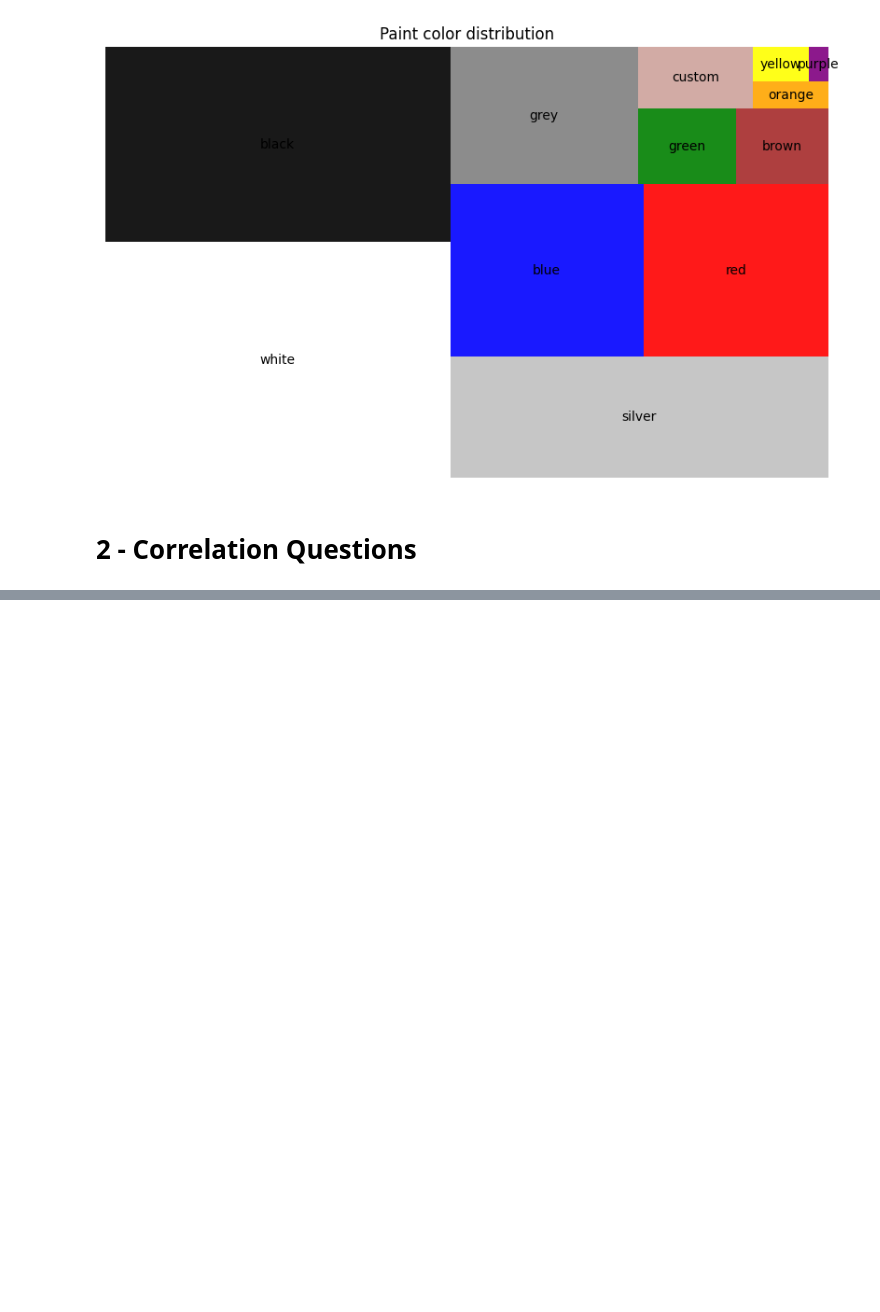
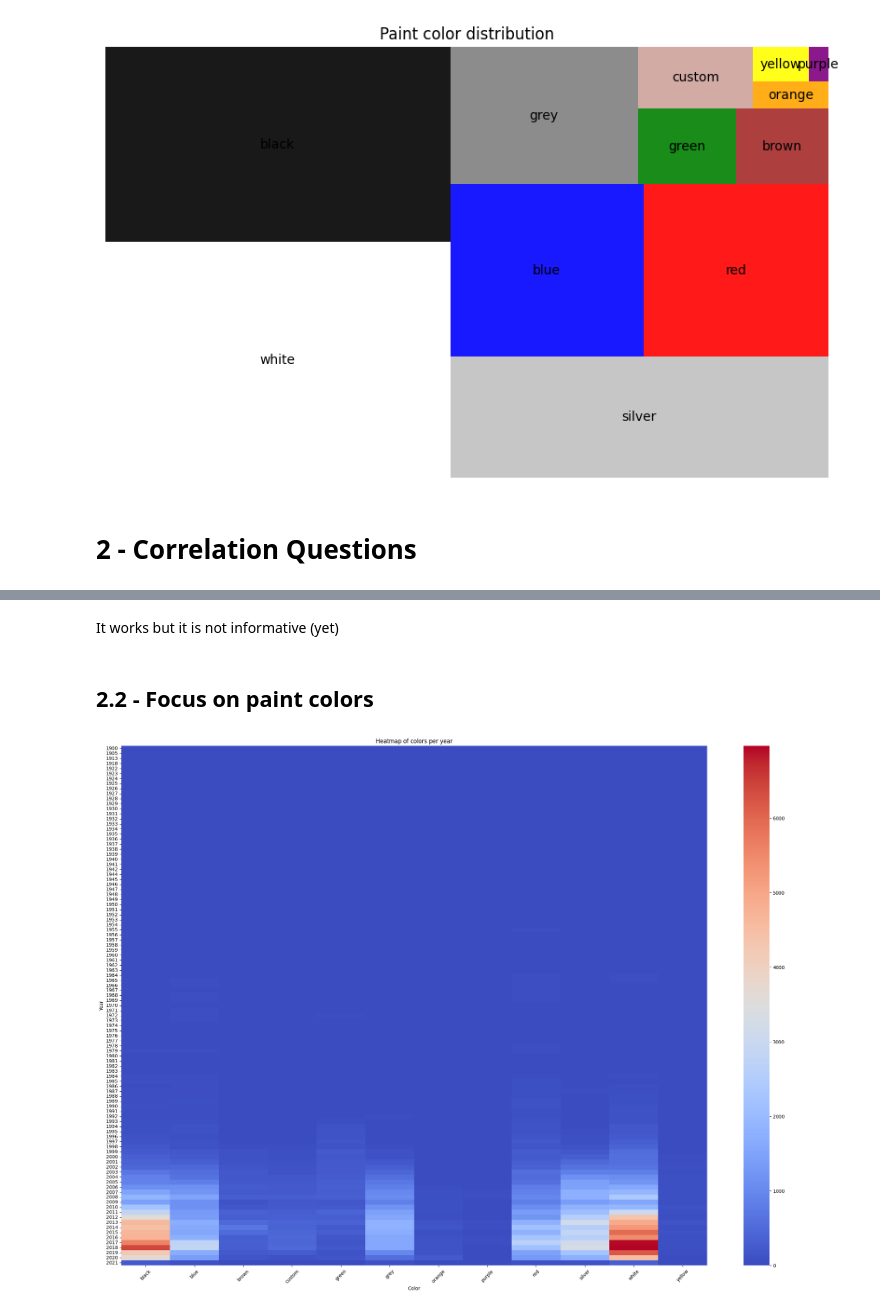
Before and after one commit to MokipoCode/AutoNLP, a Jupyter notebook: notebooks/data_visu.ipynb, the cells around one changed output, grey strips where cells are left out. Drawn from its saved outputs; the diff is of its cells as text; code cells hidden in the pictures; blank space fills up the shorter version.

```diff
--- a/notebooks/data_visu.ipynb
+++ b/notebooks/data_visu.ipynb
@@ -326,0 +336,16 @@ plt.show()
+# %% [markdown]
+It works but it is not informative (yet)
+# %% [markdown]
+## 2.2 - Focus on paint colors
+# %%
+contingency_matrix = pd.crosstab(main_df['year'], main_df['paint_color'])
+
+plt.figure(figsize=(28, 20))
+sns.heatmap(contingency_matrix, annot=False, cmap='coolwarm', fmt='d')
+plt.title('Heatmap of colors per year')
+plt.xlabel('Color')
+plt.ylabel('Year')
+plt.xticks(rotation=45)
+plt.show()
+# %% [output]
+[figure, added]
```
Also changed, not shown: parts of 32 cells of this notebook, 3 other files.
